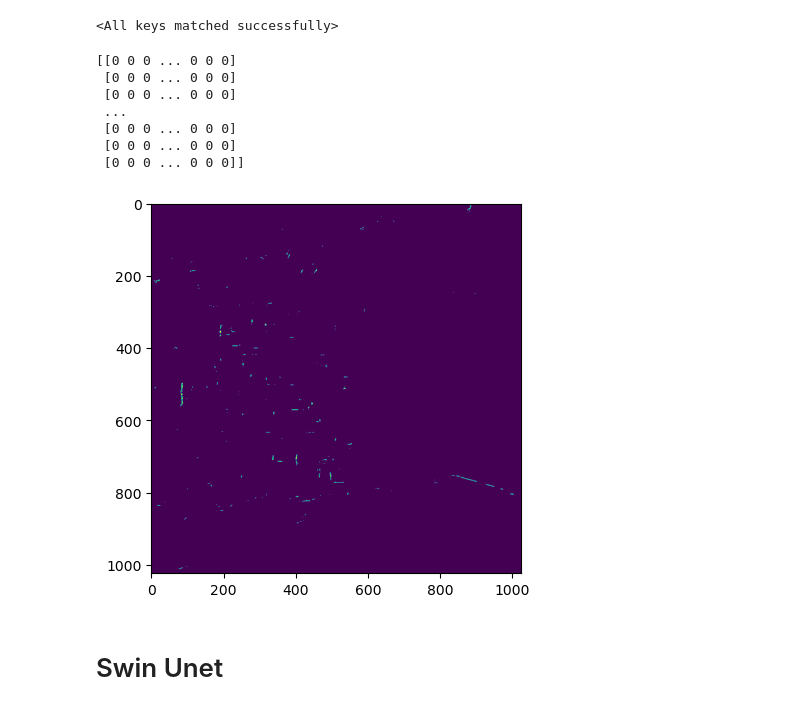
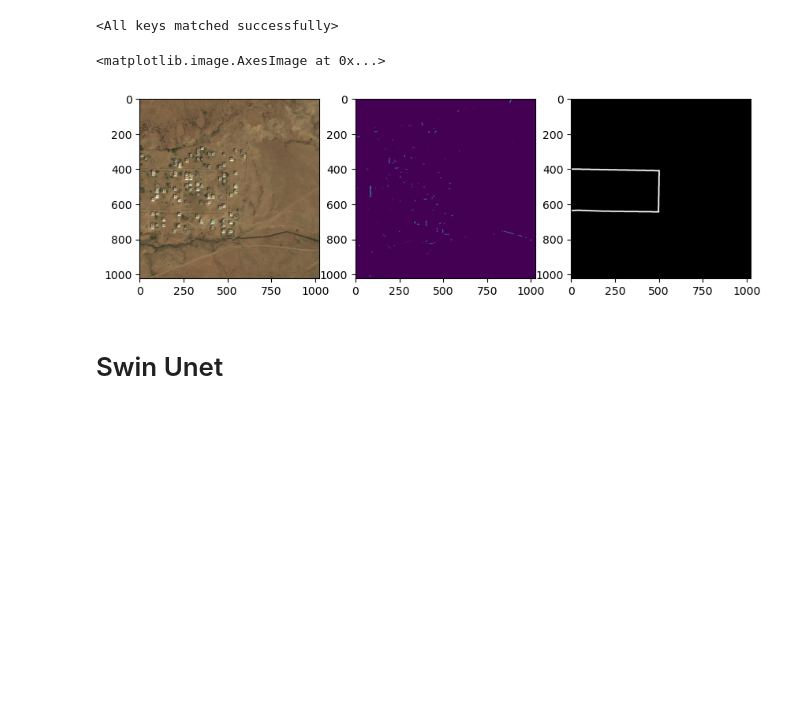
Before and after one commit to obennet/road-extraction-swin-unet, a Jupyter notebook: RoadExtraction.ipynb, the cells around one changed output. Saved outputs shown, nothing was run; the diff lists cells and outputs as text; code cells hidden in the pictures; blank space fills up the shorter version.

```diff
--- a/RoadExtraction.ipynb
+++ b/RoadExtraction.ipynb
@@ -343,19 +352,16 @@ def predict_img(net,
 
     return mask[0].long().squeeze().numpy()
 # %%
-img = Image.open("./RoadExtractionDataset/train_small/104_sat.jpg")
-pred = predict_img(saved_unet_model, img, device)
+val_img = Image.open("./RoadExtractionDataset/train_small/104_sat.jpg")
+pred = predict_img(saved_unet_model, val_img, device)
 # %%
-plt.imshow(pred)
-print(pred)
+val_mask = Image.open("./RoadExtractionDataset/train_small/104_mask.png")
+figure,axis = plt.subplots(1,3,figsize=(10,10))
+axis[0].imshow(val_img)
+axis[1].imshow(pred)
+axis[2].imshow(val_mask)
 # %% [output]
-[[0 0 0 ... 0 0 0]
- [0 0 0 ... 0 0 0]
- [0 0 0 ... 0 0 0]
- ...
- [0 0 0 ... 0 0 0]
- [0 0 0 ... 0 0 0]
- [0 0 0 ... 0 0 0]]
+<matplotlib.image.AxesImage at 0x...>
-[figure, old version]
+[figure, new version]
 # %% [markdown]
 # Swin Unet
```
Also changed, not shown: parts of 12 cells of this notebook.
